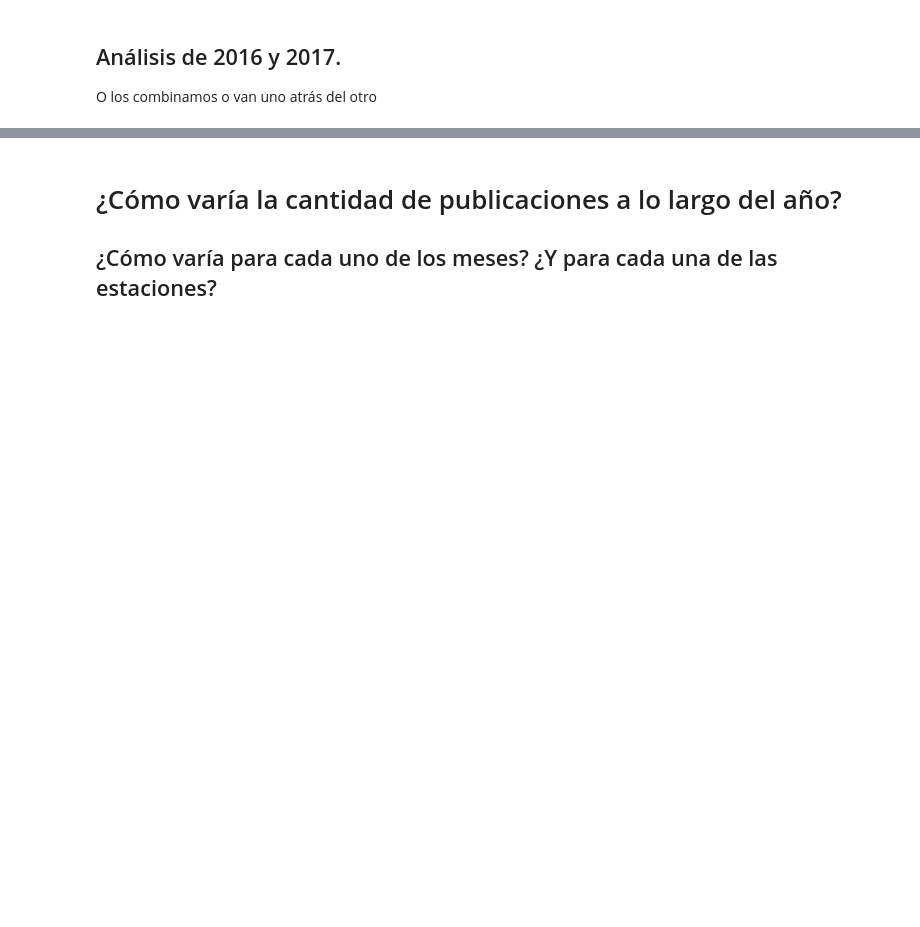
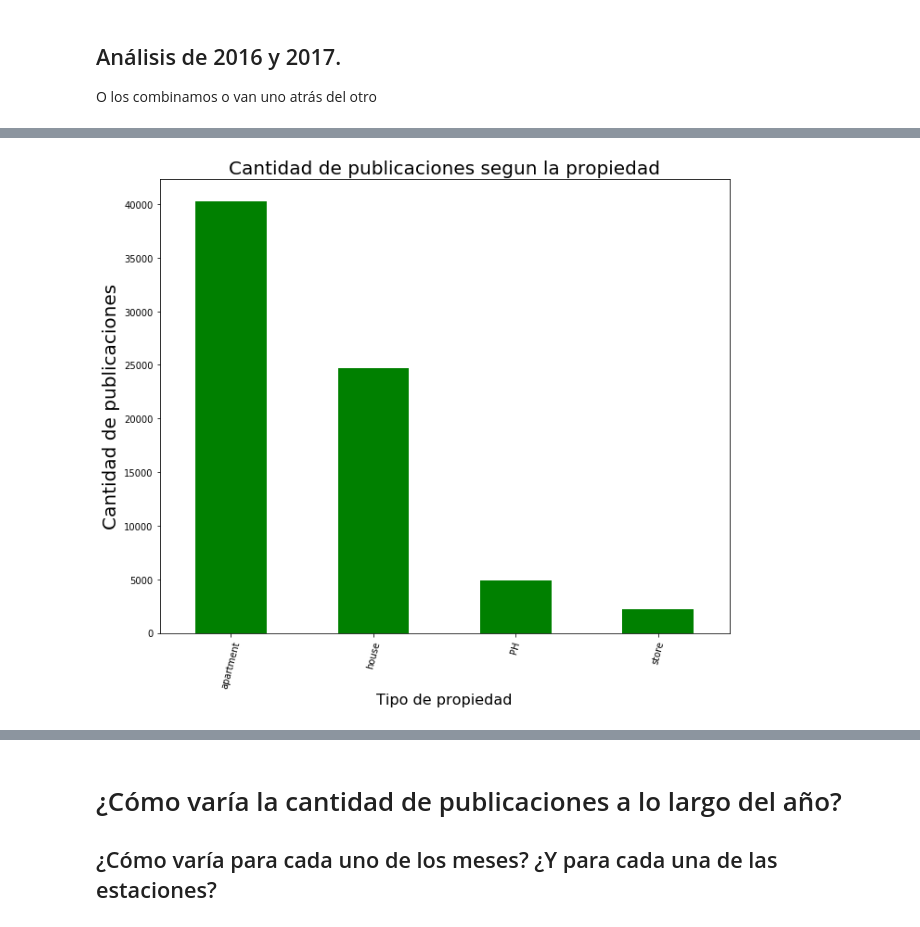
Before and after one commit to nicolaslongo/datos-TP1, a Jupyter notebook: Análisis Exploratorio de Datos.ipynb, the cells around one changed output, grey strips where cells are left out. Cells and saved outputs as stored; diff of their text form; code cells hidden in the pictures; blank space fills up the shorter version.

```diff
--- a/Análisis Exploratorio de Datos.ipynb
+++ b/Análisis Exploratorio de Datos.ipynb
@@ -118,3 +118,24 @@ memory usage: 72.8+ MB
 # %% [markdown]
 ## Análisis de 2016 y 2017.
 O los combinamos o van uno atrás del otro
+# %%
+#Convertiremos la fecha de publicación
+#Agregamos las series año y mes como columnas
+def numero_de_mes_a_nombre(x):
+    if x.month == 1: return '01 Enero'
+    if x.month == 2: return '02 Febrero'
+    if x.month == 3: return '03 Marzo'
+    if x.month == 4: return '04 Abril'
+    if x.month == 5: return '05 Mayo'
+    if x.month == 6: return '06 Junio'
+    if x.month == 7: return '07 Julio'
+    if x.month == 8: return '08 Agosto'
+    if x.month == 9: return '09 Septiembre'
+    if x.month == 10: return '10 Octubre'
+    if x.month == 11: return '11 Noviembre'
+    if x.month == 12: return '12 Diciembre'
+
+
+data_2016['Date'] = pd.to_datetime(data_2016['created_on'])
+data_2016['Anio'] = data_2016['Date'].map(lambda x:x.year)
+data_2016['Mes'] = data_2016['Date'].map(numero_de_mes_a_nombre)
@@ -120,0 +179,3 @@ O los combinamos o van uno atrás del otro
+# %%
+data_2016 = data_2016.loc[(data_2016.state_name.str.contains('G.B.A')) | (data_2016.state_name.str.contains('Capital Federal')), :]
+data_2016.shape
@@ -120,0 +186,4 @@ O los combinamos o van uno atrás del otro
+# %%
+#Estamos trabajando con las de 2016 nada mas. Filtramos las otras.
+data_2016 = data_2016.loc[data_2016.Anio == 2016, :]
+data_2016.shape
@@ -120,0 +210,5 @@ O los combinamos o van uno atrás del otro
+# %%
+#Podemos observar que hay publicaciones de precio y superficie 0. Por lo tanto hay que filtrarlas.
+data_2016 = data_2016.loc[(data_2016.surface_total_in_m2 != 0.0), :]
+data_2016 = data_2016.loc[(data_2016.price_aprox_usd != 0.0), :]
+data_2016.shape
@@ -120,0 +238,7 @@ O los combinamos o van uno atrás del otro
+# %%
+data_2016['property_type'].value_counts().plot(kind='bar', color='green', rot=75, figsize=(11,9))
+plt.title('Cantidad de publicaciones segun la propiedad', fontsize=20);
+plt.xlabel('Tipo de propiedad', fontsize=16);
+plt.ylabel('Cantidad de publicaciones', fontsize=20);
+# %% [output]
+[figure, added]
```
Also changed, not shown: parts of 49 cells of this notebook.
